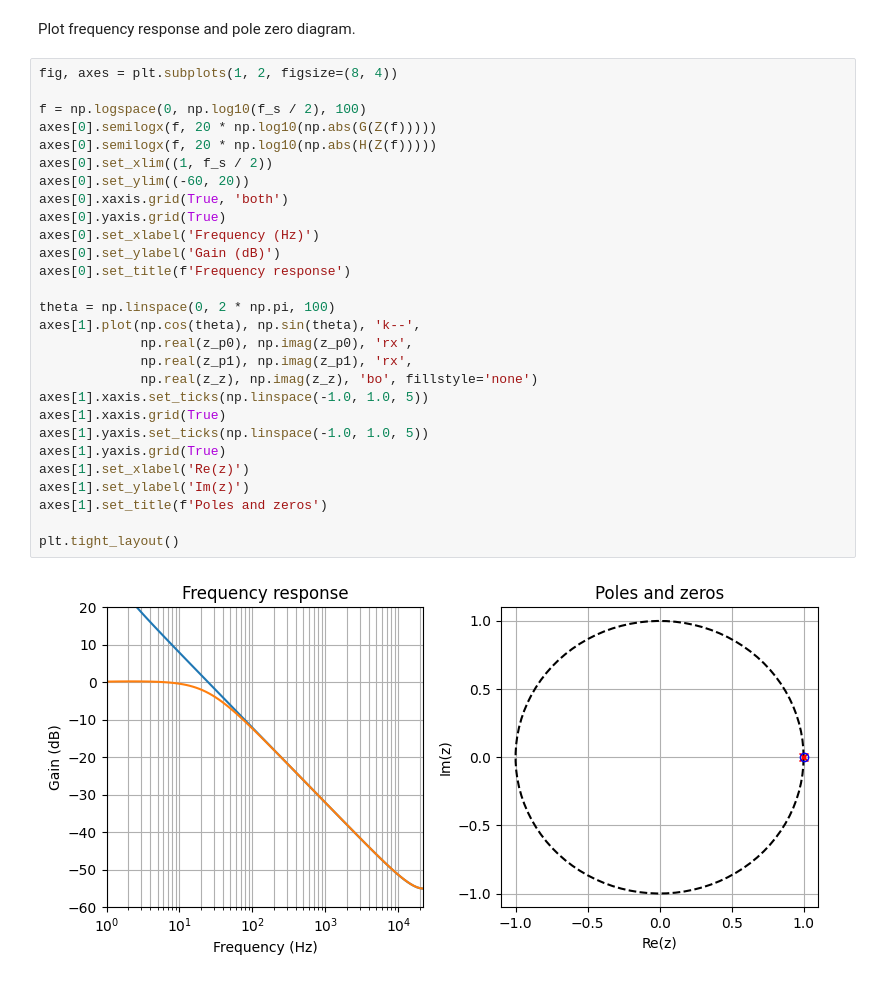
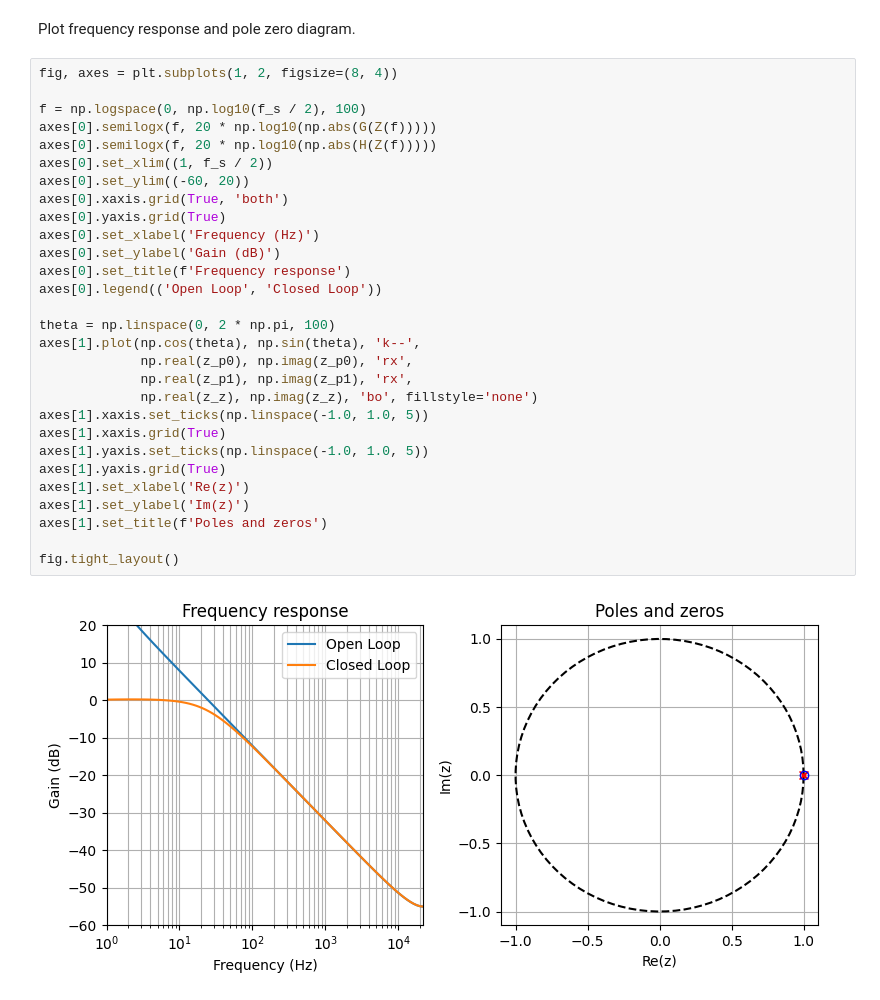
Before and after one commit to gemini-v/notebooks, a Jupyter notebook: dphaselock.ipynb, the cells around one changed output. Cells and saved outputs as stored; diff of their text form.

```diff
--- a/dphaselock.ipynb
+++ b/dphaselock.ipynb
@@ -44,30 +44,31 @@ Plot frequency response and pole zero diagram.
 # %%
 fig, axes = plt.subplots(1, 2, figsize=(8, 4))
 
 f = np.logspace(0, np.log10(f_s / 2), 100)
 axes[0].semilogx(f, 20 * np.log10(np.abs(G(Z(f)))))
 axes[0].semilogx(f, 20 * np.log10(np.abs(H(Z(f)))))
 axes[0].set_xlim((1, f_s / 2))
 axes[0].set_ylim((-60, 20))
 axes[0].xaxis.grid(True, 'both')
 axes[0].yaxis.grid(True)
 axes[0].set_xlabel('Frequency (Hz)')
 axes[0].set_ylabel('Gain (dB)')
 axes[0].set_title(f'Frequency response')
+axes[0].legend(('Open Loop', 'Closed Loop'))
 
 theta = np.linspace(0, 2 * np.pi, 100)
 axes[1].plot(np.cos(theta), np.sin(theta), 'k--',
              np.real(z_p0), np.imag(z_p0), 'rx',
              np.real(z_p1), np.imag(z_p1), 'rx',
              np.real(z_z), np.imag(z_z), 'bo', fillstyle='none')
 axes[1].xaxis.set_ticks(np.linspace(-1.0, 1.0, 5))
 axes[1].xaxis.grid(True)
 axes[1].yaxis.set_ticks(np.linspace(-1.0, 1.0, 5))
 axes[1].yaxis.grid(True)
 axes[1].set_xlabel('Re(z)')
 axes[1].set_ylabel('Im(z)')
 axes[1].set_title(f'Poles and zeros')
 
-plt.tight_layout()
+fig.tight_layout()
 # %% [output]
-[figure, old version]
+[figure, new version]
```
Also changed, not shown: parts of 1 cell of this notebook, 2 other files.
